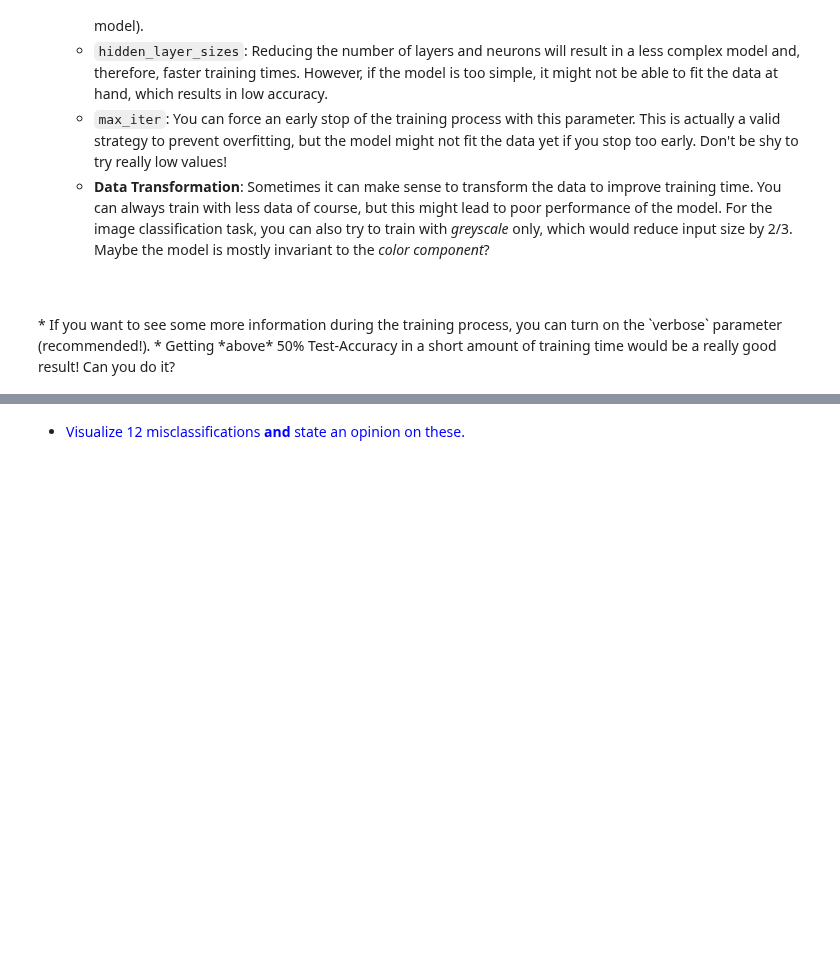
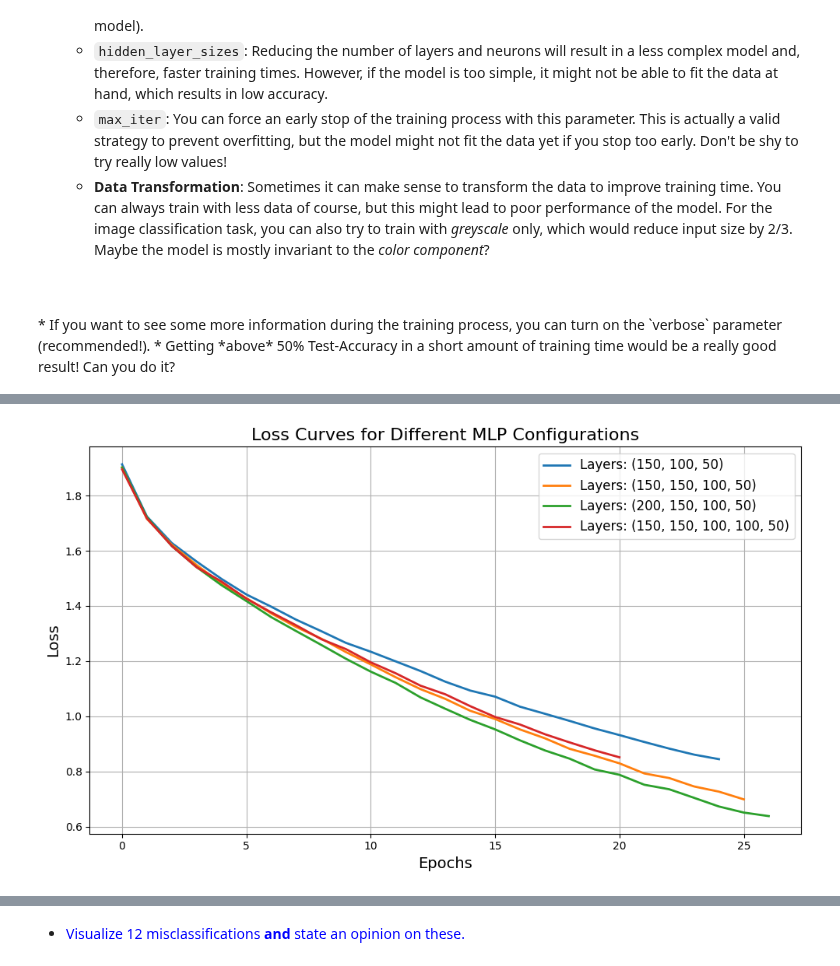
Before and after one commit to muazzamaqeel/DeepLearning, a Jupyter notebook: University_Work/Group-Work/ANN/DL4CV_NB/04c_ANN_Intro_Ex.ipynb, the cells around one changed output, grey strips where cells are left out. Cells and saved outputs as stored; diff of their text form; code cells hidden in the pictures; blank space fills up the shorter version.

```diff
--- a/University_Work/Group-Work/ANN/DL4CV_NB/04c_ANN_Intro_Ex.ipynb
+++ b/University_Work/Group-Work/ANN/DL4CV_NB/04c_ANN_Intro_Ex.ipynb
@@ -350,0 +267,25 @@ Config: (128, 64), Test Accuracy: 0.3799, Training Time: 85.5710756778717
+# %%
+configurations = [
+    (150, 100, 50),       # Existing better performing model
+    (150, 150, 100, 50),  # Add another layer to increase depth
+    (200, 150, 100, 50),  # Slightly larger model with more neurons in the first layer
+    (150, 150, 100, 100, 50),  # Adding both depth and a little width
+]
+# %%
+results_df = pd.DataFrame(columns=["Configuration", "Test Accuracy", "Training Time", "Train Accuracy"])
+
+for config in configurations:
+    print(f"Training configuration: {config}")
+    result = train_and_evaluate_mlp(config, max_iter=200, learning_rate_init=0.001, batch_size=64, verbose=True)
+    new_row = {
+        "Configuration": str(config),
+        "Test Accuracy": f"{result['test_accuracy']:.2%}",
+        "Training Time": f"{result['training_time']:.2f} s",
+        "Train Accuracy": f"{result['train_accuracy']:.2%}",
+        "loss_curve": result['loss_curve'],
+        "epochs": result['epochs']
+    }
+    results_df = pd.concat([results_df, pd.DataFrame([new_row])], ignore_index=True)
+
+# After training, you can review the results and plot them.
+display(results_df)
@@ -350,0 +434,13 @@ Config: (128, 64), Test Accuracy: 0.3799, Training Time: 85.5710756778717
+# %%
+fig, ax = plt.subplots(figsize=(10, 6))
+for index, row in results_df.iterrows():
+    ax.plot(row['loss_curve'], label=f"Layers: {row['Configuration']}", linewidth=2)
+ax.set_title('Loss Curves for Different MLP Configurations', fontsize=16)
+ax.set_xlabel('Epochs', fontsize=14)
+ax.set_ylabel('Loss', fontsize=14)
+ax.grid(True)
+ax.legend(fontsize=12)
+plt.tight_layout()
+plt.show()
+# %% [output]
+[figure, added]
```
Also changed, not shown: parts of 12 cells of this notebook.
